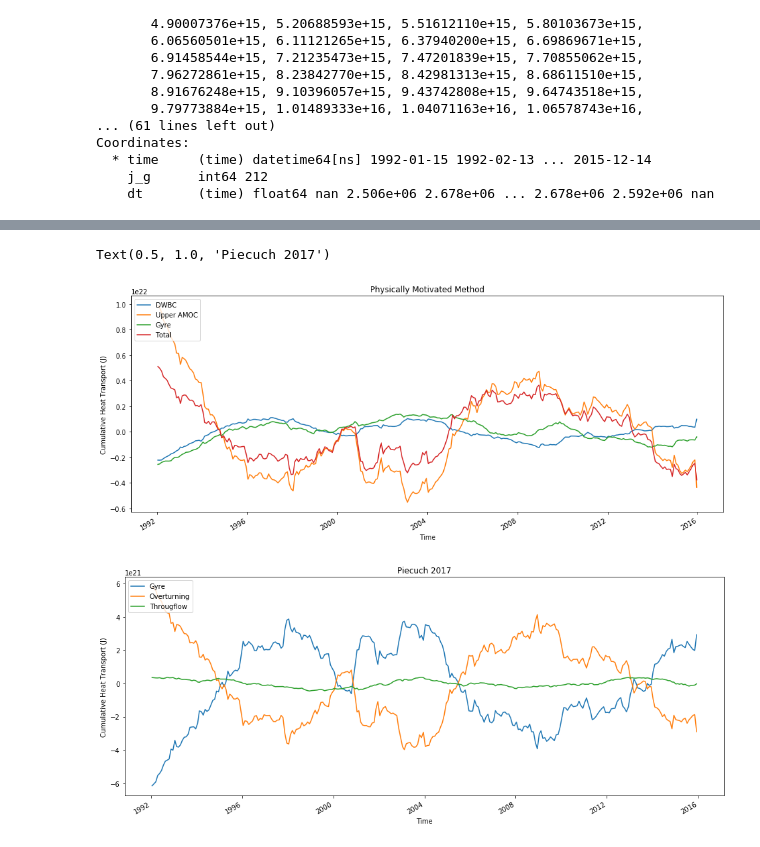
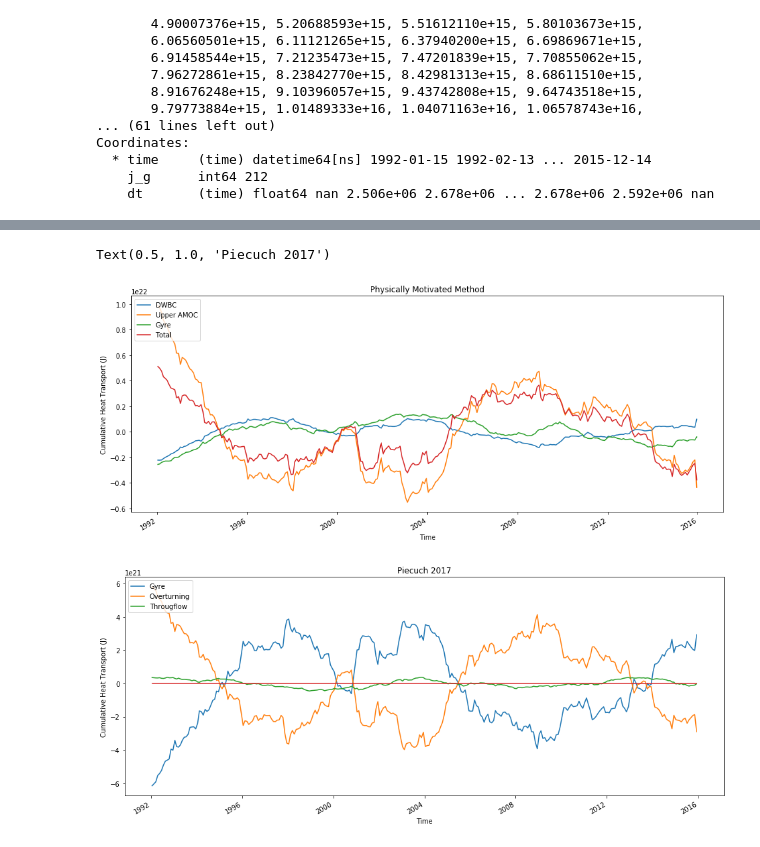
Before and after one commit to cjiang15/na-heat-transport, a Jupyter notebook: semester-work/old-210s-code/spencer-plot.ipynb, the cells around one changed output, grey strips where cells are left out. Cells and saved outputs as stored; diff of their text form; code cells hidden in the pictures.

```diff
--- a/semester-work/spencer-plot.ipynb
+++ b/semester-work/old-210s-code/spencer-plot.ipynb
@@ -252,8 +252,10 @@ Coordinates:
     dt       (time) float64 nan 2.506e+06 2.678e+06 ... 2.678e+06 2.592e+06 nan
 # %%
 #Gyre
-tot = (ds.ADVy_TH[:, :, 212, :] * ds.atl_maskS[212, :]).sum(['i','k'])
-p_gyre = tot - p_overturning - p_throughflow
+tot1 = (ds.ADVy_TH[:, :, 212, :] * ds.atl_maskS[212, :]*ds.dt).sum(['i','k'])
+tot = tot1.cumsum('time')
+tot_detrend = xr.apply_ufunc(detrend, tot.load().fillna(0),kwargs={'axis': 0}).where(~tot.isnull())
+p_gyre = tot_detrend - p_overturning - p_throughflow
 p_gyre.load()
 # %% [output]
 <xarray.DataArray (time: 288)>
@@ -291,20 +298,21 @@ net = bottom_ds + left_ds+ right_ds
 # %%
 fig, ax = pltt.subplots(figsize=(16,6))
 (bottom_ds).plot(ax=ax)
 (left_ds).plot(ax=ax)
 (right_ds).plot(ax=ax)
 (net).plot(ax=ax)
 ax.legend(("DWBC", "Upper AMOC", "Gyre", "Total"),loc='upper left')
 pltt.ylabel('Cumulative Heat Transport (J)')
 pltt.title('Physically Motivated Method')
 fig, ax = pltt.subplots(figsize=(16,6))
 (gyre_ds * rho0 * cp).plot(ax=ax)
 (ov_ds* rho0 * cp).plot(ax=ax)
 (tf_ds * rho0 * cp).plot(ax=ax)
+((tf_ds + gyre_ds + ov_ds)*rho0*cp).plot(ax=ax)
 ax.legend(("Gyre", "Overturning", "Througflow"),loc='upper left')
 pltt.ylabel('Cumulative Heat Transport (J)')
 pltt.title('Piecuch 2017')
 # %% [output]
 Text(0.5, 1.0, 'Piecuch 2017')
 [figure]
-[figure, old version]
+[figure, new version]
```
Also changed, not shown: parts of 3 cells of this notebook, 28 other files.
